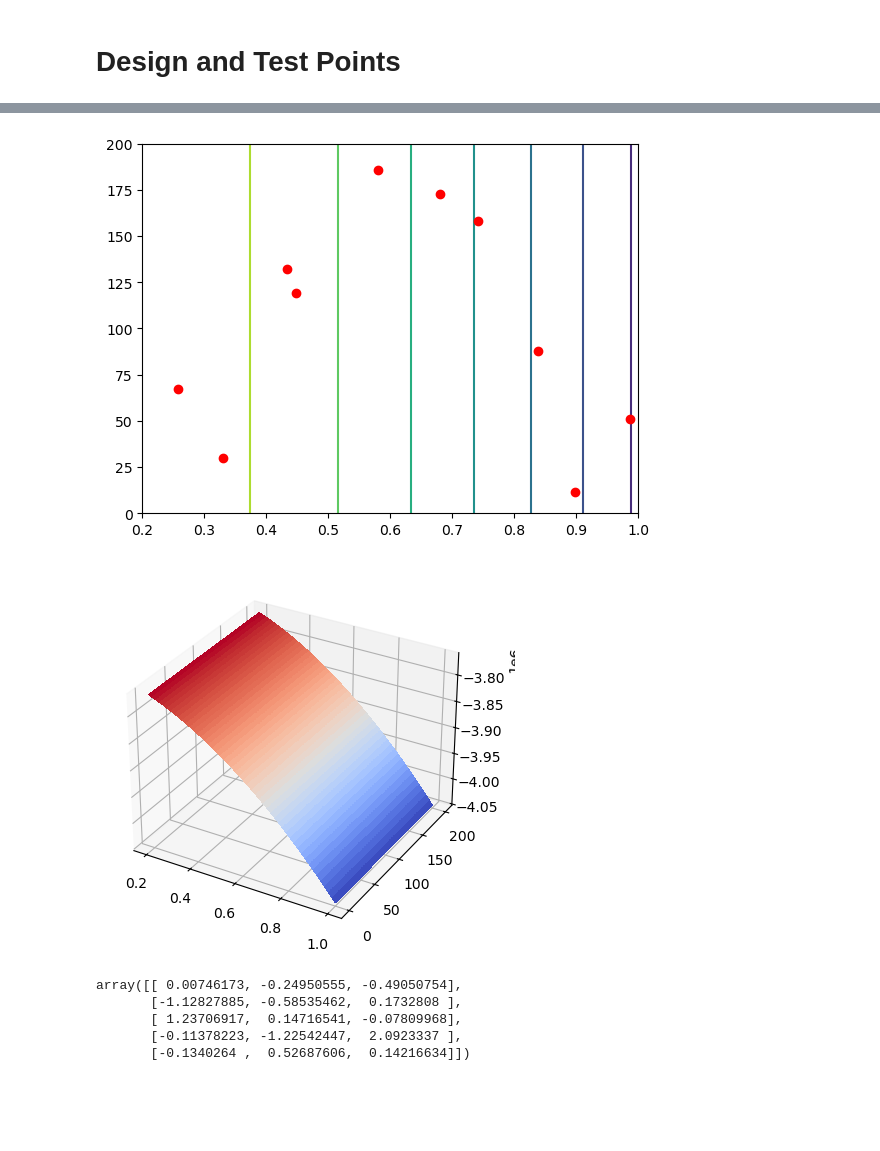
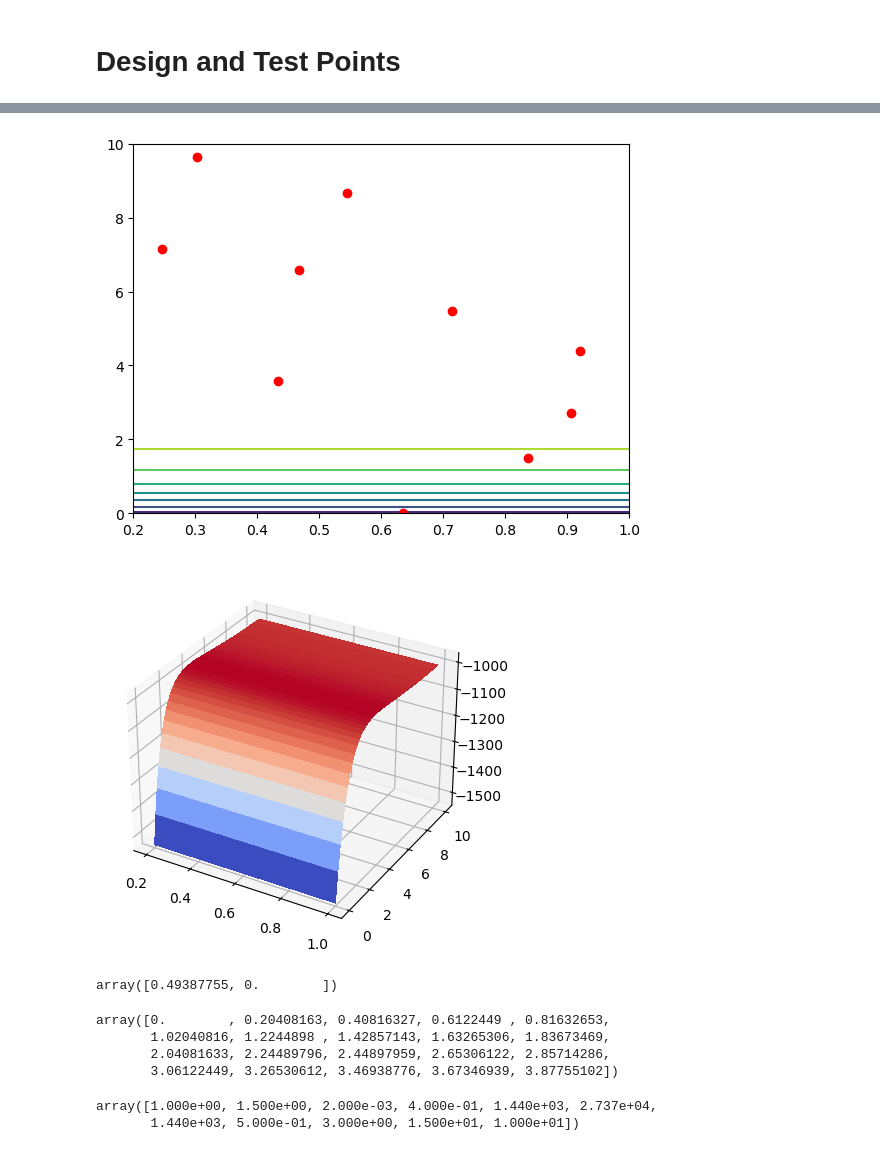
Before and after one commit to arob5/gp-calibration, a Jupyter notebook: scripts/python/vsem_calibration_test.ipynb, the cells around one changed output, grey strips where cells are left out. Saved outputs shown, nothing was run; the diff lists cells and outputs as text; code cells hidden in the pictures; blank space fills up the shorter version.

Commit message:
More progress on Python VSEM tests.

```diff
--- a/scripts/python/vsem_calibration_test.ipynb
+++ b/scripts/python/vsem_calibration_test.ipynb
@@ -149,8 +149,15 @@ plt.show()
 output_names = get_vsem_output_names()
 veg_idx = output_names.index("Cv")
 
+# Forward model.
+fwd = get_vsem_fwd_model(model_driver, par_cal_idx, par_default, simplify=False)
+
 def obs_op(fwd):
-    return fwd[:,veg_idx,np.newaxis]
+    # The output variable is assumed to be stored in the last dimension. This
+    # accounts for the case where `fwd` is of dimension (N_time_step, N_output)
+    # (as in a single model run) or (N_run, N_time_step, N_output) (as in the
+    # case of output from multiple runs).
+    return np.take(fwd, veg_idx, axis=-1)
 
 def param_to_obs_op(par):
     return obs_op(fwd(par))
@@ -158,7 +165,7 @@ def param_to_obs_op(par):
 # Generate ground truth data and observed data.
 signal_to_noise_ratio = 10
 par_true = par_default
-fwd_true = fwd_vsem(par_true, model_driver)
+fwd_true = fwd(par_true)
 y_true = obs_op(fwd_true)
 sig_eps =  np.mean(y_true) / signal_to_noise_ratio
 eps = sp.stats.norm(loc=0, scale=np.sqrt(sig_eps))
@@ -233,8 +247,9 @@ for i in range(n_design):
 # %%
 # Generate grid of test points.
 n_grid_1d = 50
-grid_bounds = np.asarray(np.take(par_priors, par_cal_idx, axis=0)[["param1", "param2"]]).T
+grid_bounds = np.asarray(par_cal_prior[["param1", "param2"]]).T
 x1_grid = np.linspace(grid_bounds[0,0], grid_bounds[1,0], num=n_grid_1d)
 x2_grid = np.linspace(grid_bounds[0,1], grid_bounds[1,1], num=n_grid_1d)
 x_grid = np.meshgrid(x1_grid, x2_grid)
-X_test = np.array([(x1, x2) for x1 in x1_grid for x2 in x2_grid])
+par_cal_test = np.array([(x1, x2) for x1 in x1_grid for x2 in x2_grid])
+n_test = par_cal_test.shape[0]
@@ -241,7 +258,7 @@ X_test = np.array([(x1, x2) for x1 in x1_grid for x2 in x2_grid])
 # %%
-# Generate llik responses at test points.
-n_test = X_test.shape[0]
-y_test = np.empty(n_test)
+# Generate llik responses at design and test points.
+pred_obs_design = param_to_obs_op(par_cal_design)
+pred_obs_test = param_to_obs_op(par_cal_test)
 
-for i in range(n_test):
-    y_test[i] = llik(X_test[i,:])
+llik_design = calc_llik(par_cal_design, pred_obs=pred_obs_design)
+llik_test = calc_llik(par_cal_test, pred_obs=pred_obs_test)
@@ -259,20 +276,20 @@ y_test = np.asarray(df_test.y)
 # %%
 # Contour plot.
-plt.contour(x_grid[0], x_grid[1], y_test.reshape(n_grid_1d, n_grid_1d))
-plt.plot(X_design[:,0], X_design[:,1], "or")
+plt.contour(x_grid[0], x_grid[1], llik_test.reshape(n_grid_1d, n_grid_1d))
+plt.plot(par_cal_design[:,0], par_cal_design[:,1], "or")
 plt.show()
 
 # Contour plot with extrapolation points.
 # plt.contour(x_grid[0], x_grid[1], y.reshape(n_grid_1d, n_grid_1d))
 # plt.plot(X_design[:,0], X_design[:,1], "or")
 # plt.plot(X_extrap_long[:,0], X_extrap_long[:,1], "og")
 # plt.show()
 
 # 3d surface plot.
 fig = plt.figure()
 ax = fig.add_subplot(111, projection='3d')
-ax.plot_surface(X=x_grid[0], Y=x_grid[1], Z=y_test.reshape(n_grid_1d, n_grid_1d), cmap=cm.coolwarm, linewidth=0, antialiased=False)
+ax.plot_surface(X=x_grid[0], Y=x_grid[1], Z=llik_test.reshape(n_grid_1d, n_grid_1d), cmap=cm.coolwarm, linewidth=0, antialiased=False)
 plt.show()
 # %% [output]
-[figure, old version]
+[figure, new version]
-[figure, old version]
+[figure, new version]
@@ -281,8 +296,5 @@ tester = rng.normal(size=(5,4))
-# %%
-tester[:,:3]
-# %% [output]
-array([[ 0.00746173, -0.24950555, -0.49050754],
-       [-1.12827885, -0.58535462,  0.1732808 ],
-       [ 1.23706917,  0.14716541, -0.07809968],
-       [-0.11378223, -1.22542447,  2.0923337 ],
-       [-0.1340264 ,  0.52687606,  0.14216634]])
+# %%
+llik_test.argmax()
+par_cal_test[900,:]
+# %% [output]
+array([0.49387755, 0.        ])
@@ -288,0 +304,12 @@ array([[ 0.00746173, -0.24950555, -0.49050754],
+# %%
+x2_grid[:20]
+# %% [output]
+array([0.        , 0.20408163, 0.40816327, 0.6122449 , 0.81632653,
+       1.02040816, 1.2244898 , 1.42857143, 1.63265306, 1.83673469,
+       2.04081633, 2.24489796, 2.44897959, 2.65306122, 2.85714286,
+       3.06122449, 3.26530612, 3.46938776, 3.67346939, 3.87755102])
+# %%
+par_default
+# %% [output]
+array([1.000e+00, 1.500e+00, 2.000e-03, 4.000e-01, 1.440e+03, 2.737e+04,
+       1.440e+03, 5.000e-01, 3.000e+00, 1.500e+01, 1.000e+01])
```
Also changed, not shown: parts of 19 cells of this notebook, 1 other file.
